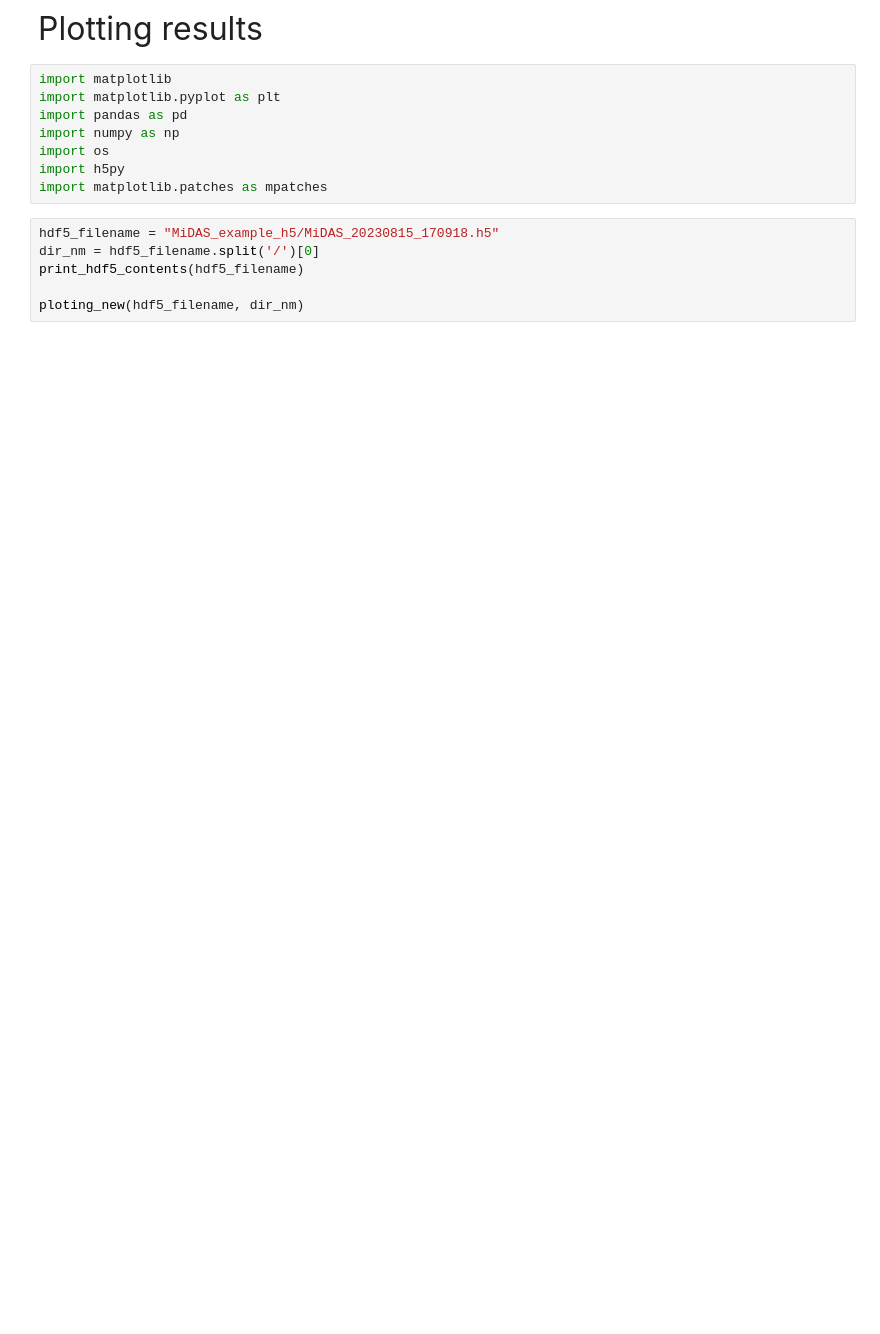
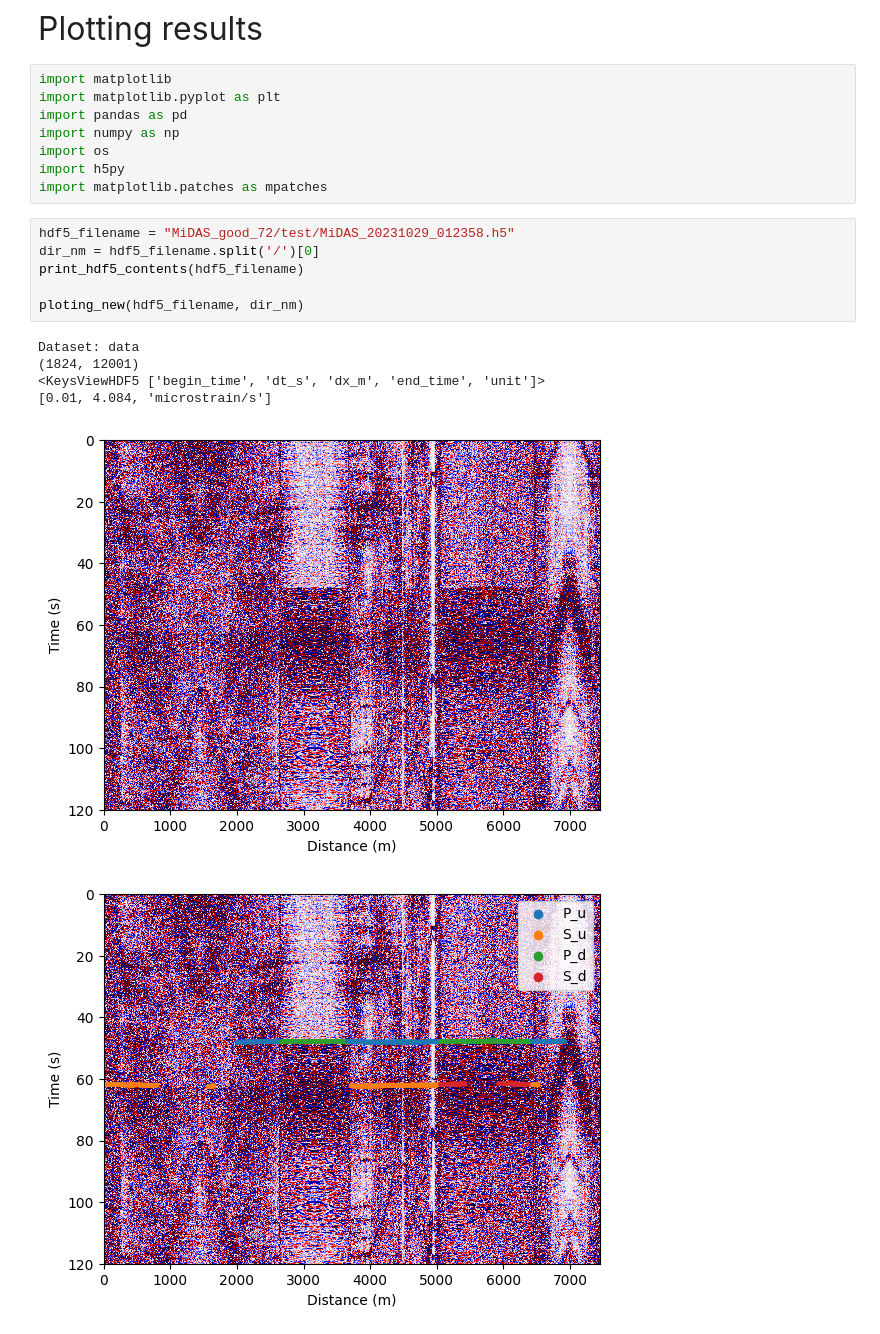
Before and after one commit to tjyen/das_for_phase_picking, a Jupyter notebook: package_test_MiDAS_good_72_10102024.ipynb, the cells around one changed output. Cells and saved outputs as stored; diff of their text form; blank space fills up the shorter version.

```diff
--- a/package_test_MiDAS_good_72_10102024.ipynb
+++ b/package_test_MiDAS_good_72_10102024.ipynb
@@ -209,11 +249,18 @@ import os
 import h5py
 import matplotlib.patches as mpatches
 # %%
-hdf5_filename = "MiDAS_example_h5/MiDAS_20230815_170918.h5"
+hdf5_filename = "MiDAS_good_72/test/MiDAS_20231029_012358.h5"
 dir_nm = hdf5_filename.split('/')[0]
 print_hdf5_contents(hdf5_filename)
 
 ploting_new(hdf5_filename, dir_nm)
+# %% [output]
+Dataset: data
+(1824, 12001)
+<KeysViewHDF5 ['begin_time', 'dt_s', 'dx_m', 'end_time', 'unit']>
+[0.01, 4.084, 'microstrain/s']
+[figure, added]
+[figure, added]
 # %%
 hdf5_filename = "MiDAS_good_72/test/MiDAS_20231223_023234.h5"
 dir_nm = hdf5_filename.split('/')[0]
```
Also changed, not shown: parts of 9 cells of this notebook.
